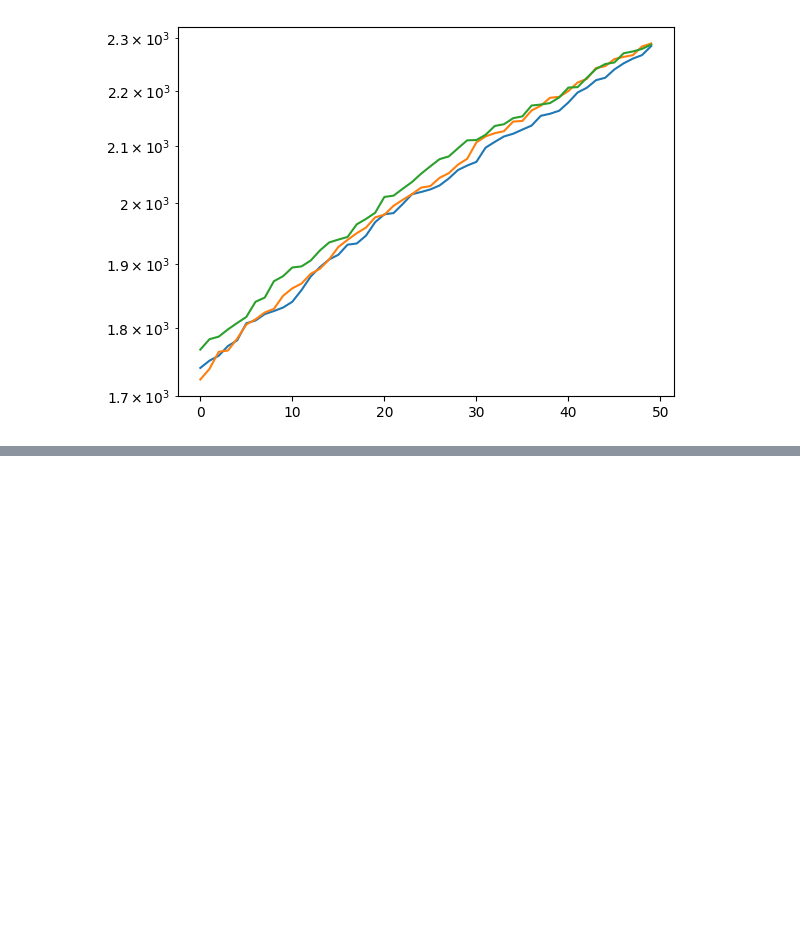
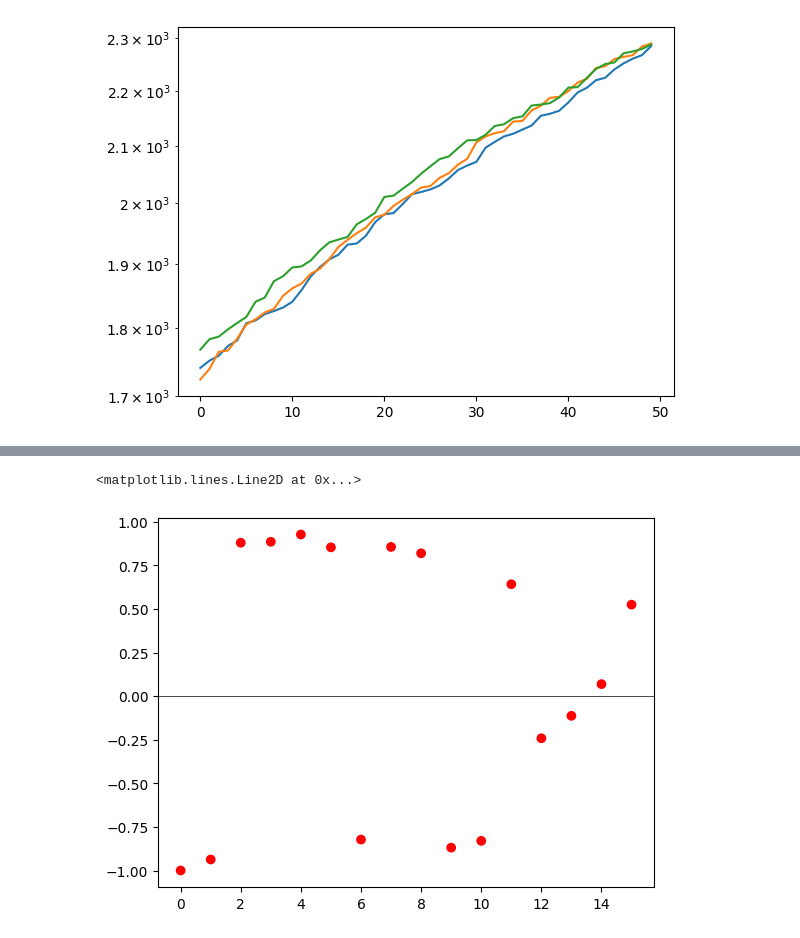
Before and after one commit to alekseizhuravlev/shape_matching, a Jupyter notebook: notebooks/19.06.2024/learned_canonicalization.ipynb, the cells around one changed output, grey strips where cells are left out. Cells and saved outputs as stored; diff of their text form; code cells hidden in the pictures; blank space fills up the shorter version.

```diff
--- a/notebooks/19.06.2024/learned_canonicalization.ipynb
+++ b/notebooks/19.06.2024/learned_canonicalization.ipynb
@@ -291,0 +310,11 @@ print(f'Incorrect signs {torch.sum(sign_correct != 1)} / {feature_dim}')
+# %%
+# marker color = blue if incorrect, red if correct
+color = np.where(sign_correct.squeeze().detach().cpu().numpy() == 1, 'red', 'blue')
+
+plt.scatter(np.arange(feature_dim), sign_diff_pred.squeeze().detach().cpu().numpy(), c=color)
+
+plt.axhline(0, color='black', linewidth=0.5)
+# plt.plot(sign_correct.squeeze().detach().cpu().numpy(), '.')
+# %% [output]
+<matplotlib.lines.Line2D at 0x...>
+[figure, added]
```
Also changed, not shown: parts of 7 cells of this notebook, 6 other files.
